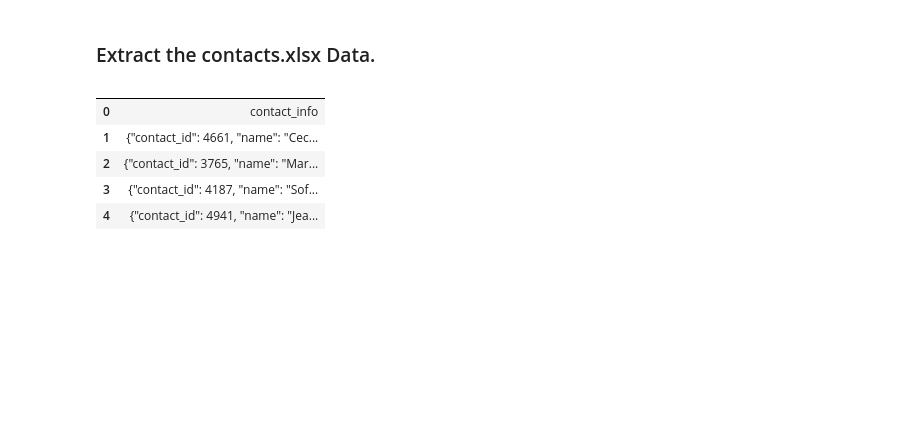
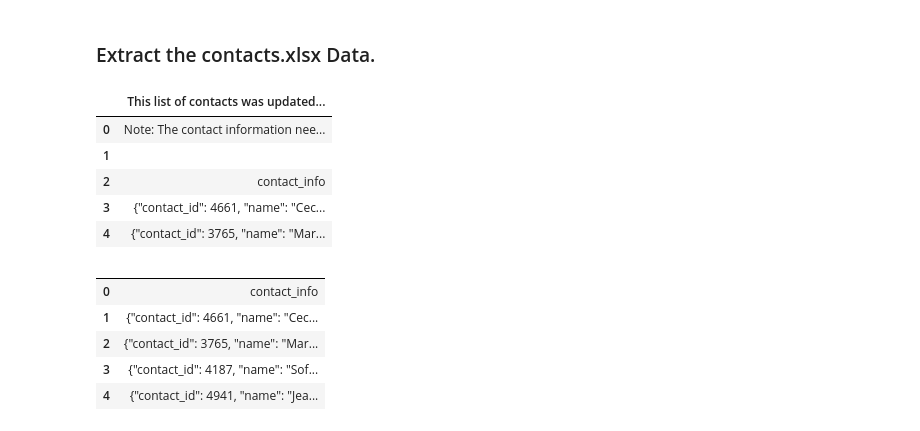
Before and after one commit to KellyPared/Crowdfunding_ETL, a Jupyter notebook: ETL_Mini_Project_Kparedes.ipynb, the cells around one changed output. Saved outputs shown, nothing was run; the diff lists cells and outputs as text; code cells hidden in the pictures; blank space fills up the shorter version.

```diff
--- a/ETL_Mini_Project_Kparedes.ipynb
+++ b/ETL_Mini_Project_Kparedes.ipynb
@@ -352,4 +352,15 @@ campaign_cleaned.to_csv("Resources/campaign.csv", index=False)
 # %% [markdown]
 ### Extract the contacts.xlsx Data.
+# %%
+# Read the data into a Pandas DataFrame. Use the `header=2` parameter when reading in the data.
+contact_info_xlsx = pd.read_excel('Resources/contacts.xlsx', header=0, index_col=False)
+contact_info_xlsx.head()
+# %% [output]
+|  | This list of contacts was updated... |
+| 0 | Note: The contact information nee... |
+| 1 |  |
+| 2 | contact_info |
+| 3 | {"contact_id": 4661, "name": "Cec... |
+| 4 | {"contact_id": 3765, "name": "Mar... |
 # %%
 # Read the data into a Pandas DataFrame. Use the `header=2` parameter when reading in the data.
```
Also changed, not shown: parts of 31 cells of this notebook, 4 other files.
